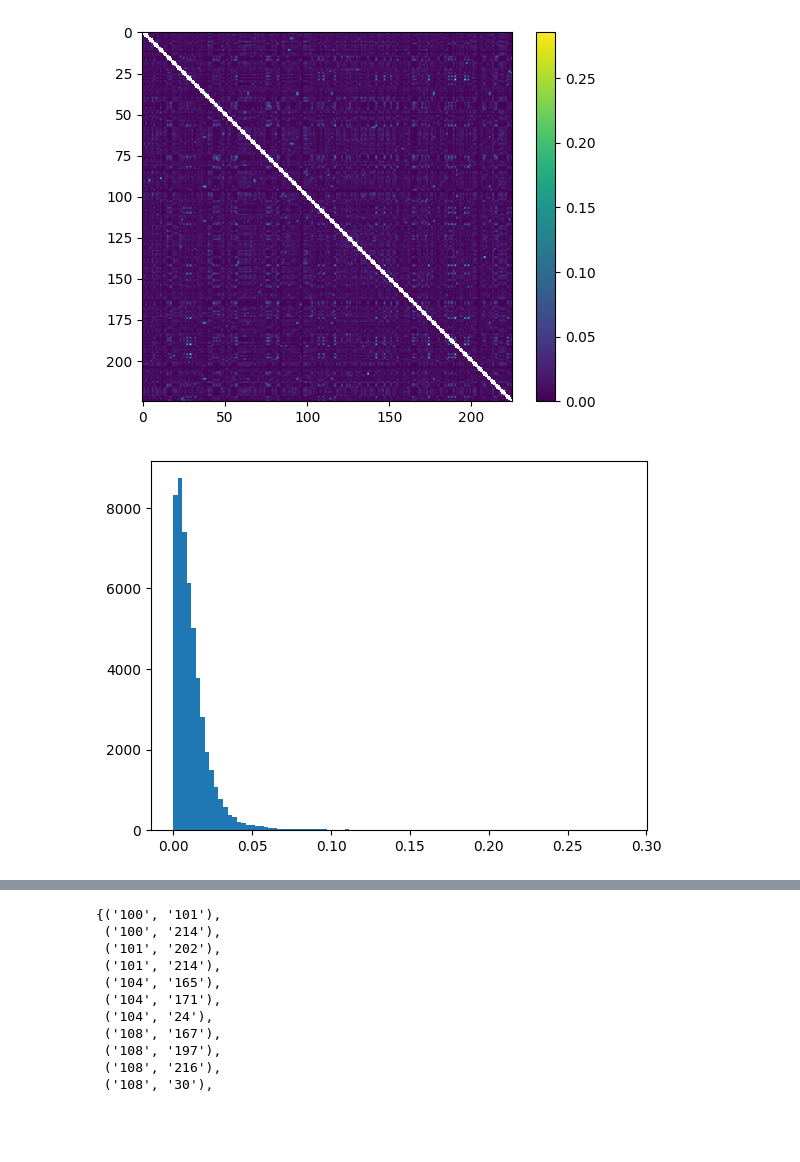
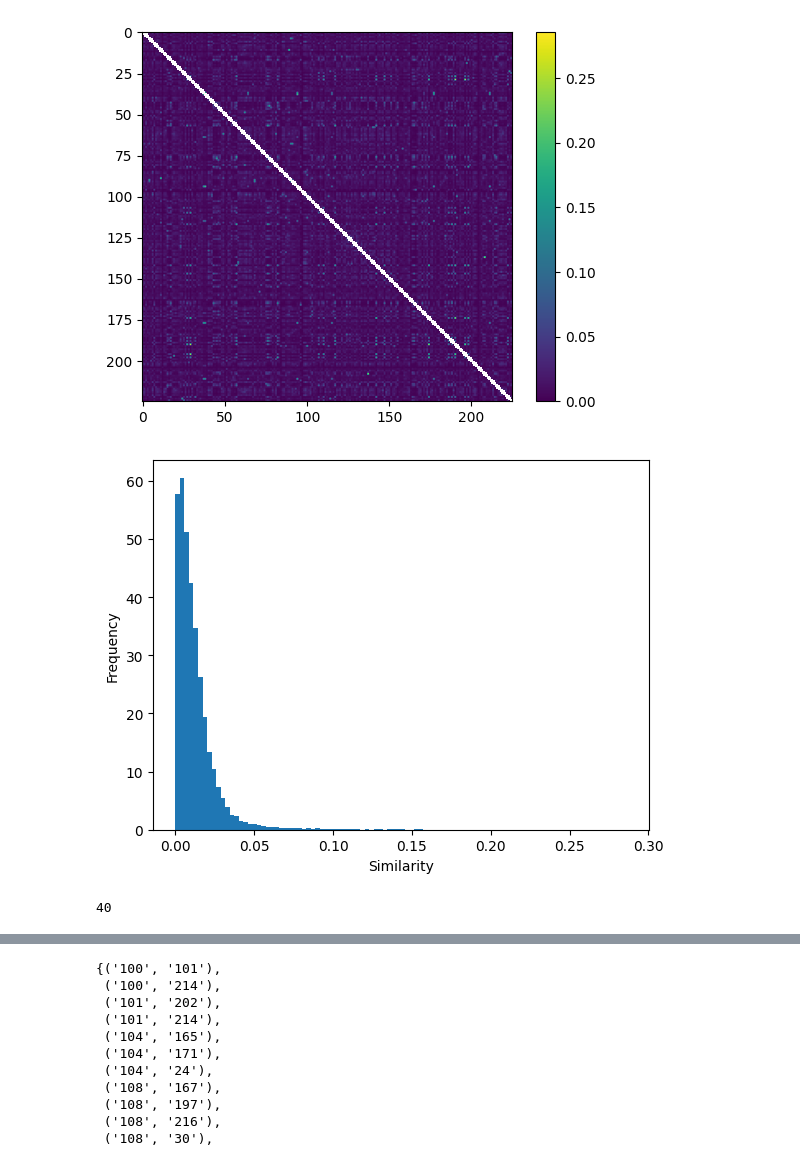
Before and after one commit to MarcusGalea/netflix_recommendation_project, a Jupyter notebook: scripts/lsh_analysis.ipynb, the cells around one changed output, grey strips where cells are left out. Cells and saved outputs as stored; diff of their text form; code cells hidden in the pictures; blank space fills up the shorter version.

```diff
--- a/scripts/lsh_analysis.ipynb
+++ b/scripts/lsh_analysis.ipynb
@@ -42,14 +42,19 @@ plt.show()
 [figure]
 # %%
 #make histogram of of similarity values
-plt.hist(sim_matrix.flatten(), bins = 100)
+plt.hist(sim_matrix.flatten(), bins = 100, density=True)
+plt.xlabel("Similarity")
+plt.ylabel("Frequency")
 plt.show()
 # %% [output]
-[figure, old version]
+[figure, new version]
 # %%
-t = 0.04
+t = 0.2
 b = 20
-r= -np.log(b)/np.log(t)
-n_hashes = 40#int(np.ceil(r*b))
+r= int(np.ceil(-np.log(b)/np.log(t)))
+n_hashes = b*r
+n_hashes
+# %% [output]
+40
 # %%
 from src.similarity_methods import compute_signatures, create_buckets, get_candidates, trim_candidates
```
Also changed, not shown: parts of 11 cells of this notebook, 2 other files.
